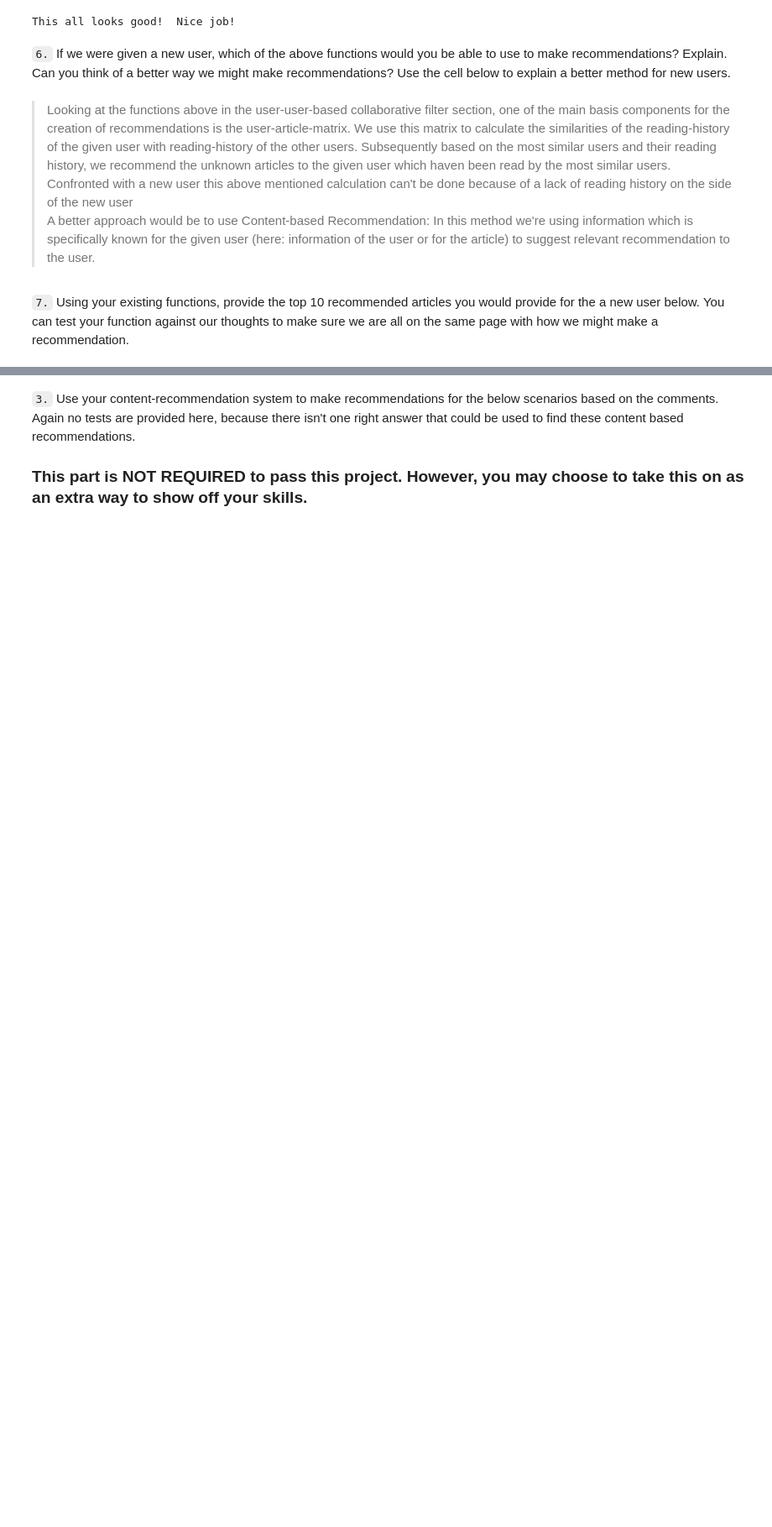
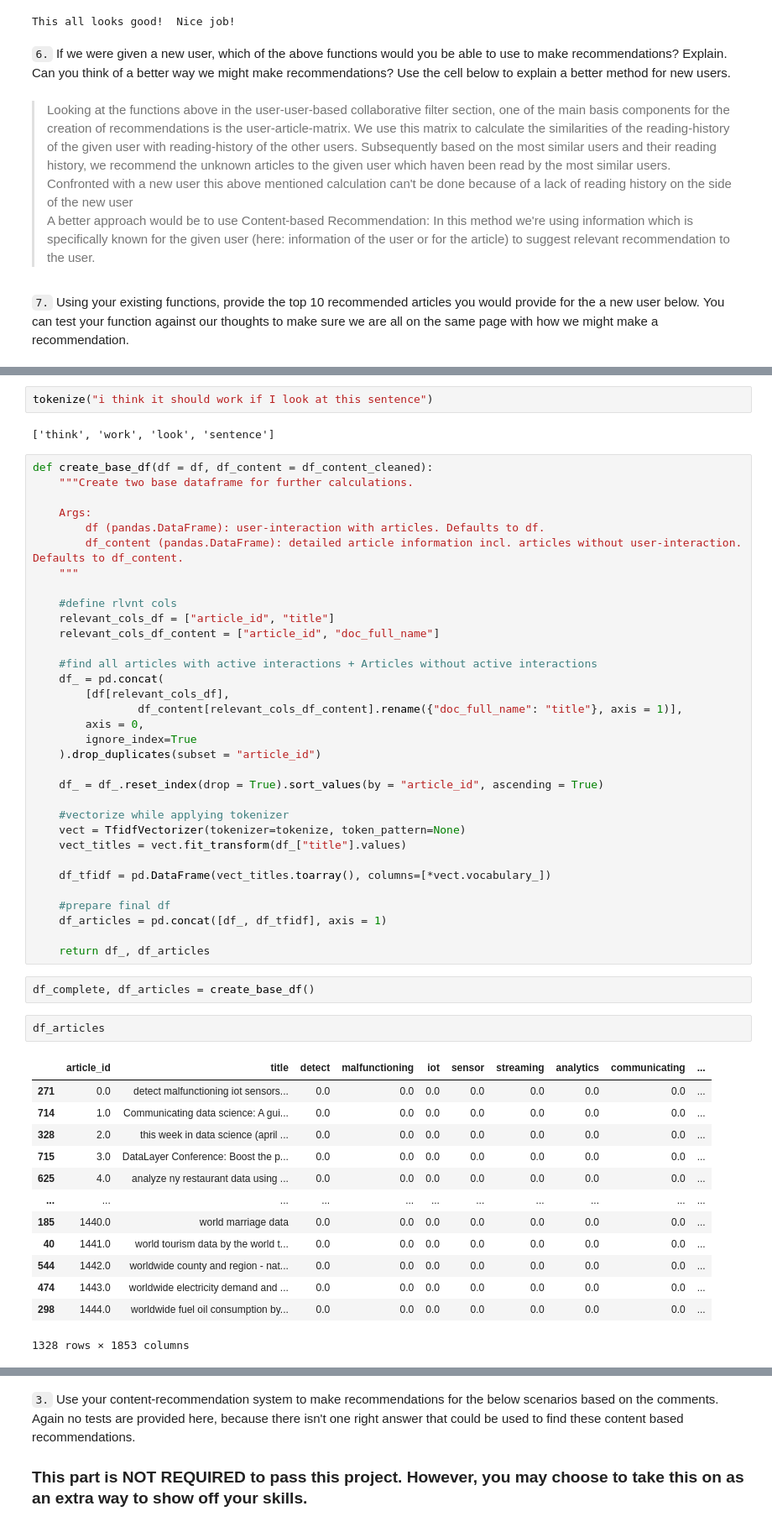
Before and after one commit to RobinWesselmann/Udacity_DataScientist_Class, a Jupyter notebook: 06_Project_Recommendation_Engines/src/Recommendations_with_IBM.ipynb, the cells around one changed output, grey strips where cells are left out. Shown at 84% size. Saved outputs shown, nothing was run; the diff lists cells and outputs as text; blank space fills up the shorter version.

Commit message:
add content-based recommendation part

```diff
--- a/06_Project_Recommendation_Engines/src/Recommendations_with_IBM.ipynb
+++ b/06_Project_Recommendation_Engines/src/Recommendations_with_IBM.ipynb
@@ -752,0 +795,55 @@ def make_content_recs():
+# %%
+tokenize("i think it should work if I look at this sentence")
+# %% [output]
+['think', 'work', 'look', 'sentence']
+# %%
+def create_base_df(df = df, df_content = df_content_cleaned):
+    """Create two base dataframe for further calculations.
+
+    Args:
+        df (pandas.DataFrame): user-interaction with articles. Defaults to df.
+        df_content (pandas.DataFrame): detailed article information incl. articles without user-interaction. Defaults to df_content.
+    """
+
+    #define rlvnt cols
+    relevant_cols_df = ["article_id", "title"]
+    relevant_cols_df_content = ["article_id", "doc_full_name"]
+
+    #find all articles with active interactions + Articles without active interactions
+    df_ = pd.concat(
+        [df[relevant_cols_df],
+                df_content[relevant_cols_df_content].rename({"doc_full_name": "title"}, axis = 1)],
+        axis = 0,
+        ignore_index=True
+    ).drop_duplicates(subset = "article_id")
+
+    df_ = df_.reset_index(drop = True).sort_values(by = "article_id", ascending = True)
+
+    #vectorize while applying tokenizer
+    vect = TfidfVectorizer(tokenizer=tokenize, token_pattern=None)
+    vect_titles = vect.fit_transform(df_["title"].values)
+
+    df_tfidf = pd.DataFrame(vect_titles.toarray(), columns=[*vect.vocabulary_])
+
+    #prepare final df
+    df_articles = pd.concat([df_, df_tfidf], axis = 1)
+
+    return df_, df_articles
+# %%
+df_complete, df_articles = create_base_df()
+# %%
+df_articles
+# %% [output]
+|  | article_id | title | detect | malfunctioning | iot | sensor | streaming | analytics | communicating | ... |
+| 271 | 0.0 | detect malfunctioning iot sensors... | 0.0 | 0.0 | 0.0 | 0.0 | 0.0 | 0.0 | 0.0 | ... |
+| 714 | 1.0 | Communicating data science: A gui... | 0.0 | 0.0 | 0.0 | 0.0 | 0.0 | 0.0 | 0.0 | ... |
+| 328 | 2.0 | this week in data science (april ... | 0.0 | 0.0 | 0.0 | 0.0 | 0.0 | 0.0 | 0.0 | ... |
+| 715 | 3.0 | DataLayer Conference: Boost the p... | 0.0 | 0.0 | 0.0 | 0.0 | 0.0 | 0.0 | 0.0 | ... |
+| 625 | 4.0 | analyze ny restaurant data using ... | 0.0 | 0.0 | 0.0 | 0.0 | 0.0 | 0.0 | 0.0 | ... |
+| ... | ... | ... | ... | ... | ... | ... | ... | ... | ... | ... |
+| 185 | 1440.0 | world marriage data | 0.0 | 0.0 | 0.0 | 0.0 | 0.0 | 0.0 | 0.0 | ... |
+| 40 | 1441.0 | world tourism data by the world t... | 0.0 | 0.0 | 0.0 | 0.0 | 0.0 | 0.0 | 0.0 | ... |
+| 544 | 1442.0 | worldwide county and region - nat... | 0.0 | 0.0 | 0.0 | 0.0 | 0.0 | 0.0 | 0.0 | ... |
+| 474 | 1443.0 | worldwide electricity demand and ... | 0.0 | 0.0 | 0.0 | 0.0 | 0.0 | 0.0 | 0.0 | ... |
+| 298 | 1444.0 | worldwide fuel oil consumption by... | 0.0 | 0.0 | 0.0 | 0.0 | 0.0 | 0.0 | 0.0 | ... |
+1328 rows × 1853 columns
```
Also changed, not shown: parts of 17 cells of this notebook.
